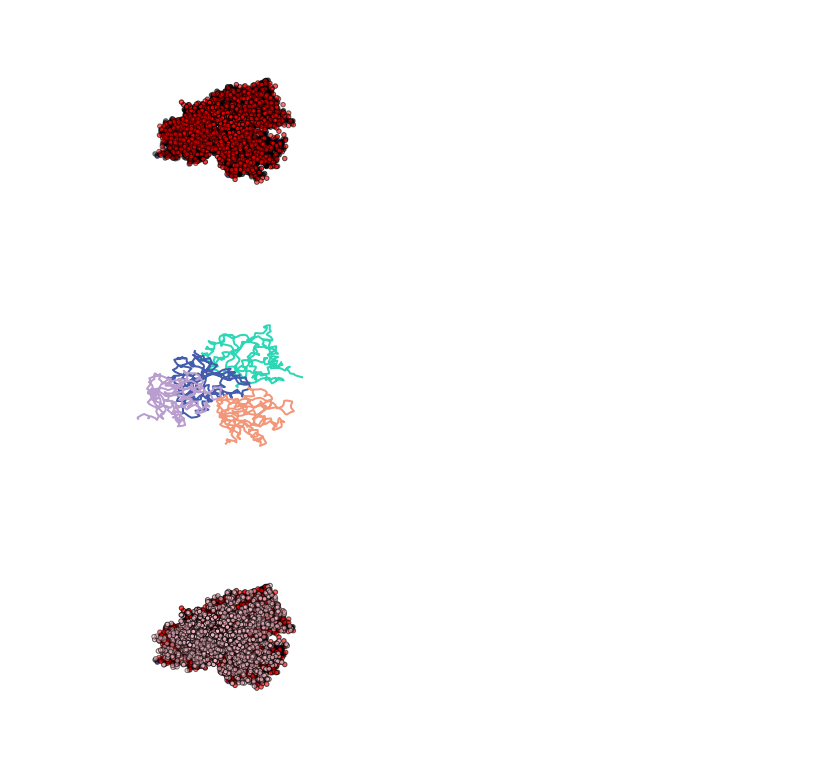
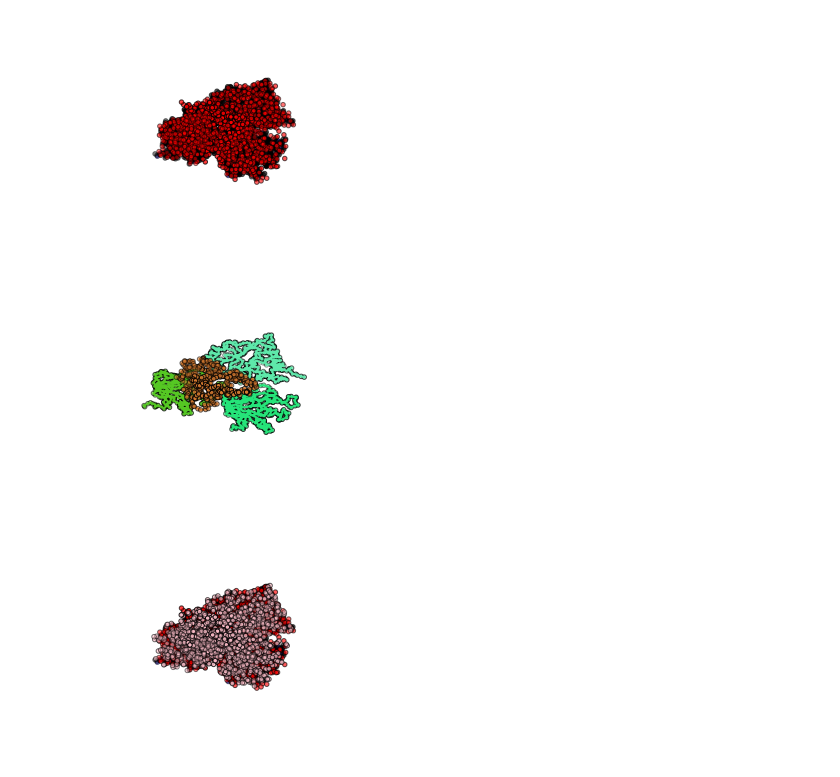
Before and after one commit to acabrelles/protein-viewer, a Jupyter notebook: viewer2d/Matplotlib_notebook.ipynb, the cells around one changed output. Drawn from its saved outputs; the diff is of its cells as text; code cells hidden in the pictures.

```diff
--- a/viewer2d/Matplotlib_notebook.ipynb
+++ b/viewer2d/Matplotlib_notebook.ipynb
@@ -29,18 +29,19 @@ plt.show()
 # %%
 fig = plt.figure()
 ax = fig.add_subplot(111, projection='3d')
 
 for chain in structure.get_chains():
         can_atoms = [atom for atom in chain.get_atoms() if atom.get_name() == 'CA' or atom.get_name() == 'N']
         can_coordinates = [atom.coord for atom in can_atoms]
         x,y,z=zip(*can_coordinates)
         ccolor = np.random.rand(3,1)
         ax.plot(x, y, z, c=ccolor, linewidth=2)
+        ax.scatter(x, y, z, c=ccolor, marker='o')
         ax.axis("off")
 
 plt.show()
 # %% [output]
-[figure, old version]
+[figure, new version]
 # %%
 #Creamos el modelo
 fig = plt.figure()
```
Also changed, not shown: parts of 1 cell of this notebook, 8 other files.
